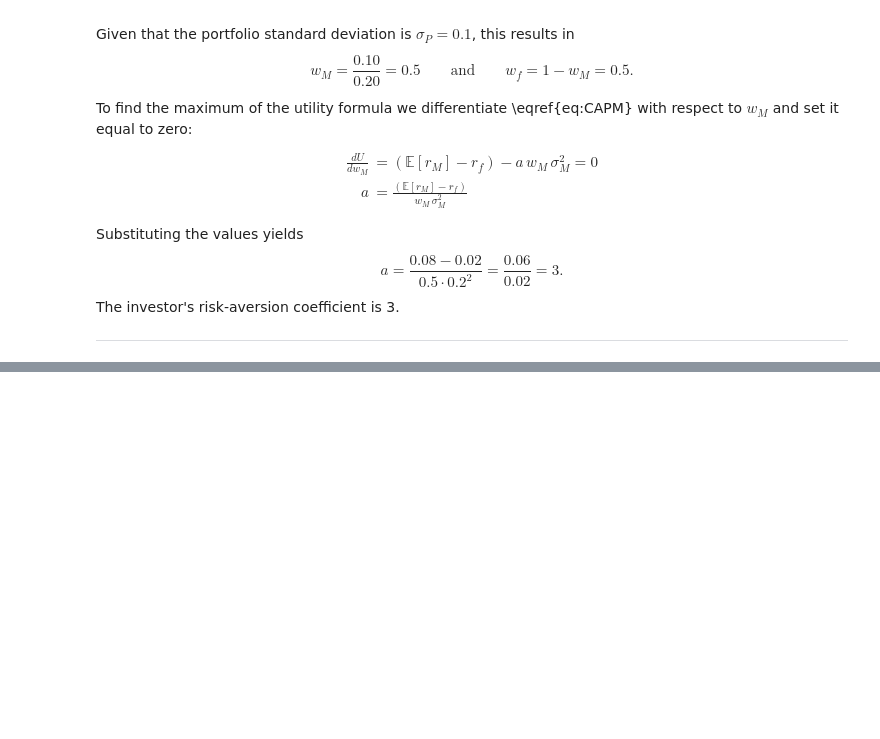
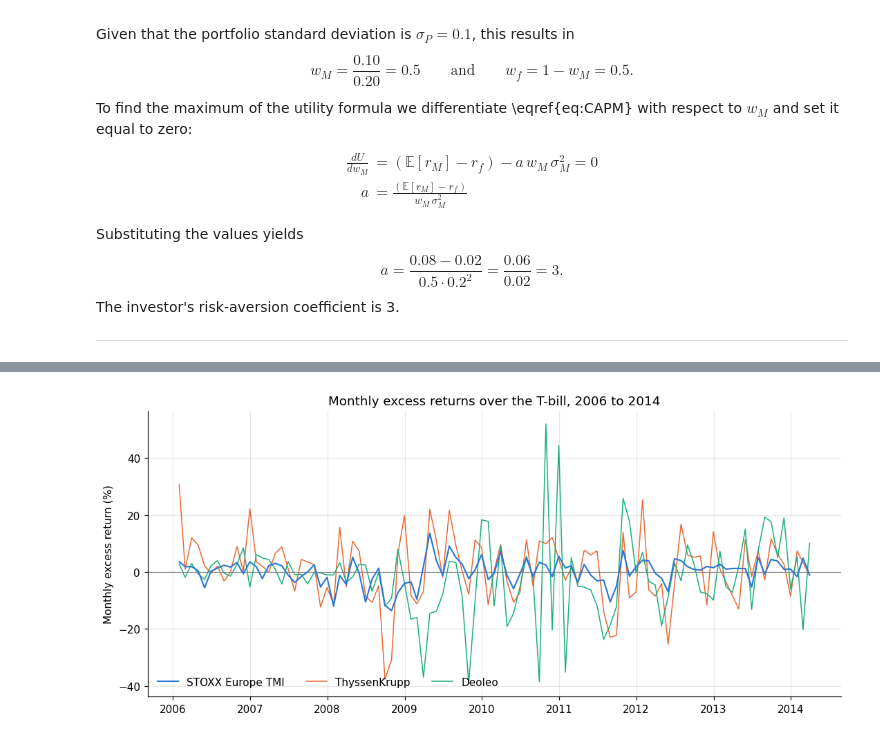
Before and after one commit to Oberdammer/asset_pricing, a Jupyter notebook: Assignment_2.ipynb, the cells around one changed output, grey strips where cells are left out. Saved outputs shown, nothing was run; the diff lists cells and outputs as text; code cells hidden in the pictures; blank space fills up the shorter version.

```diff
--- a/Assignment_2.ipynb
+++ b/Assignment_2.ipynb
@@ -73,0 +393,18 @@ The investor's risk-aversion coefficient is 3.
+# %%
+prices = pd.read_csv("Stockprices.txt", sep="\t")
+prices.columns = ["date"] + [c.strip() for c in prices.columns[1:]]
+prices["date"] = pd.to_datetime(prices["date"].astype(int).astype(str), format="%Y%m") + pd.offsets.MonthEnd(0)
+prices = prices.set_index("date")
+
+rf = pd.read_csv("Riskfree.txt", sep="\t").dropna()
+rf["date"] = pd.to_datetime(rf["date"].astype(int).astype(str), format="%Y%m") + pd.offsets.MonthEnd(0)
+rf = rf.set_index("date")["Return"] / 100          # file is in percent -> decimal
+
+rets = prices.pct_change().dropna()                 # simple monthly returns
+assert rets.index.equals(rf.index), "Return and T-bill dates do not line up"
+
+excess = rets.sub(rf, axis=0)                       # excess returns over the T-bill
+assets = ["STOXX", "TKA", "OLE"]
+
+print(f"Sample: {excess.index[0]:%b %Y} to {excess.index[-1]:%b %Y}, T = {len(excess)} months")
+excess.head()
@@ -73,0 +423,12 @@ The investor's risk-aversion coefficient is 3.
+# %%
+fig, ax = plt.subplots(figsize=(10, 4.5))
+for a in assets:
+    ax.plot(excess.index, excess[a] * 100, color=COL[a], lw=1.4 if a == "STOXX" else 1.0,
+            label=NAMES[a], zorder=3 if a == "STOXX" else 2)
+ax.axhline(0, color="grey", lw=0.8)
+ax.set_ylabel("Monthly excess return (%)")
+ax.set_title("Monthly excess returns over the T-bill, 2006 to 2014")
+ax.legend(loc="lower left", frameon=False, ncol=3)
+plt.tight_layout(); plt.show()
+# %% [output]
+[figure, added]
```
Also changed, not shown: parts of 32 cells of this notebook, 6 other files.
